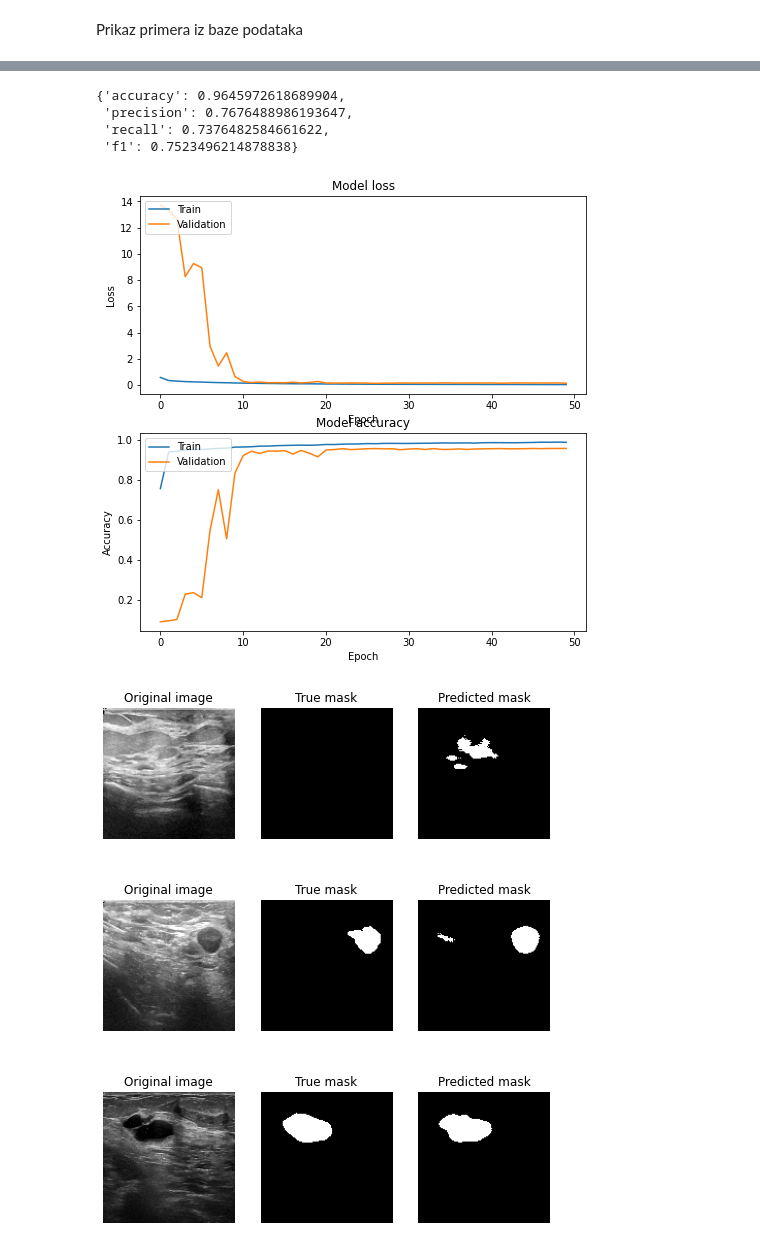
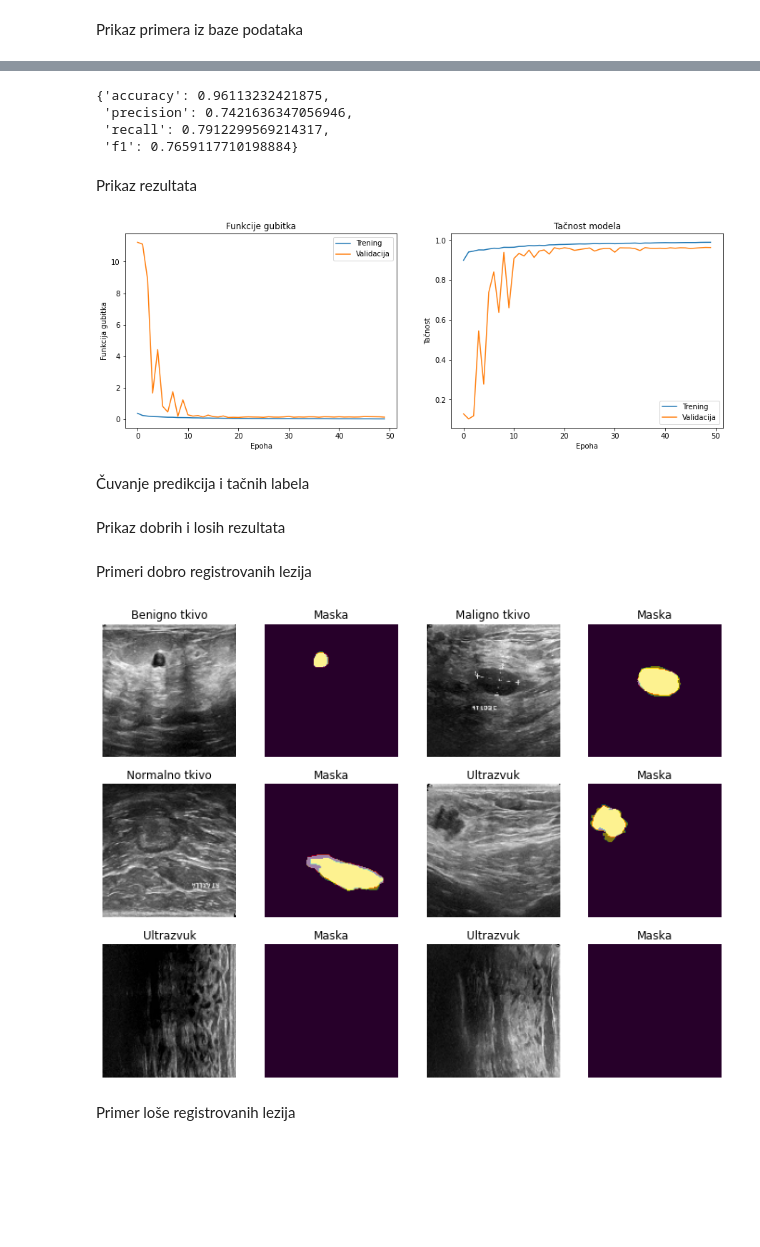
Before and after one commit to nedeljkovicmajaa/ABS-lesion-segmentation, a Jupyter notebook: main.ipynb, the cells around one changed output, grey strips where cells are left out. Saved outputs shown, nothing was run; the diff lists cells and outputs as text; code cells hidden in the pictures; blank space fills up the shorter version.

```diff
--- a/main.ipynb
+++ b/main.ipynb
@@ -176,9 +249,10 @@ test_metrics['accuracy'] = accuracy_score(Y_val.flatten(), Y_pred.flatten())
 test_metrics['precision'] = precision_score(Y_val.flatten(), Y_pred.flatten())
 test_metrics['recall'] = recall_score(Y_val.flatten(), Y_pred.flatten())
 test_metrics['f1'] = f1_score(Y_val.flatten(), Y_pred.flatten())
+np.save('test_metrics_augm.npy', test_metrics)
 test_metrics
 # %% [output]
-{'accuracy': 0.9645972618689904,
- 'precision': 0.7676488986193647,
- 'recall': 0.7376482584661622,
- 'f1': 0.7523496214878838}
+{'accuracy': 0.96113232421875,
+ 'precision': 0.7421636347056946,
+ 'recall': 0.7912299569214317,
+ 'f1': 0.7659117710198884}
@@ -188,22 +259,19 @@ np.save('test_metrics.npy', test_metrics)
+# %% [markdown]
+Prikaz rezultata
+# %%
+results = np.load('results_augm.npy', allow_pickle=True).item()
 # %%
-# prikaz kriva obucavanja - loss i accuracy (validacije i obucavanja)
-
-plt.figure(figsize=(8, 8))
-plt.subplot(2, 1, 1)
-plt.plot(results.history['loss'])
-plt.plot(results.history['val_loss'])
-plt.title('Model loss')
-plt.ylabel('Loss')
-plt.xlabel('Epoch')
-plt.legend(['Train', 'Validation'], loc='upper left')
-plt.subplot(2, 1, 2)
-plt.plot(results.history['accuracy'])
-plt.plot(results.history['val_accuracy'])
-plt.title('Model accuracy')
-plt.ylabel('Accuracy')
-plt.xlabel('Epoch')
-plt.legend(['Train', 'Validation'], loc='upper left')
+plt.figure(figsize=(15, 5))
+plt.subplot(1,2, 1), plt.plot(results['loss']), plt.plot(results['val_loss'])
+plt.title('Funkcije gubitka'), plt.ylabel('Funkcija gubitka'), plt.xlabel('Epoha')
+plt.legend(['Trening', 'Validacija'], loc='upper right')
+plt.subplot(1,2, 2)
+plt.plot(results['accuracy']), plt.plot(results['val_accuracy'])
+plt.title('Tačnost modela'), plt.ylabel('Tačnost'), plt.xlabel('Epoha')
+plt.legend(['Trening', 'Validacija'], loc='lower right')
 plt.show()
 # %% [output]
-[figure, old version]
+[figure, new version]
+# %% [markdown]
+Čuvanje predikcija i tačnih labela
 # %%
@@ -222,0 +289,2 @@ np.save('test_results.npy', database_new)
+# %% [markdown]
+Prikaz dobrih i losih rezultata
@@ -222,0 +296,2 @@ np.save('test_results.npy', database_new)
+# %% [markdown]
+Primeri dobro registrovanih lezija
@@ -223,16 +303,17 @@ np.save('test_results.npy', database_new)
 # %%
-# prkaz nekih rezultata segmentacije iz database_new ali preko originalne slike
-i1, i2, i3 = random.sample(range(0, len(database_new['img'])), 3)
-plt.figure(figsize=(8, 10))
-plt.subplot(3, 3, 1), plt.imshow(database_new['img'][i1]), plt.title('Original image'), plt.axis('off')
-plt.subplot(3, 3, 2), plt.imshow(database_new['mask'][i1], 'gray'), plt.title('True mask'), plt.axis('off')
-plt.subplot(3, 3, 3), plt.imshow(database_new['pred'][i1], 'gray'), plt.title('Predicted mask'), plt.axis('off')
-plt.subplot(3, 3, 4), plt.imshow(database_new['img'][i2]), plt.title('Original image'), plt.axis('off')
-plt.subplot(3, 3, 5), plt.imshow(database_new['mask'][i2], 'gray'), plt.title('True mask'), plt.axis('off')
-plt.subplot(3, 3, 6), plt.imshow(database_new['pred'][i2], 'gray'), plt.title('Predicted mask'), plt.axis('off')
-plt.subplot(3, 3, 7), plt.imshow(database_new['img'][i3]), plt.title('Original image'), plt.axis('off')
-plt.subplot(3, 3, 8), plt.imshow(database_new['mask'][i3], 'gray'), plt.title('True mask'), plt.axis('off')
-plt.subplot(3, 3, 9), plt.imshow(database_new['pred'][i3], 'gray'), plt.title('Predicted mask'), plt.axis('off')
+plt.figure(figsize=(12,9))
+plt.subplot(3,4,1), plt.imshow(X_val[i1]), plt.title('Benigno tkivo'), plt.axis('off')
+plt.subplot(3,4,2), plt.imshow(Y_val[i1].reshape(128, 128)), plt.imshow(Y_pred[i1].reshape(128, 128), cmap='hot', alpha=0.5), plt.title('Maska'), plt.axis('off')
+plt.subplot(3,4,3), plt.imshow(X_val[i2]), plt.title('Maligno tkivo'), plt.axis('off')
+plt.subplot(3,4,4), plt.imshow(Y_val[i2].reshape(128, 128)), plt.imshow(Y_pred[i2].reshape(128, 128), cmap='hot', alpha=0.5), plt.title('Maska'), plt.axis('off')
+plt.subplot(3,4,5), plt.imshow(X_val[i3]), plt.title('Normalno tkivo'), plt.axis('off')
+plt.subplot(3,4,6), plt.imshow(Y_val[i3].reshape(128, 128)), plt.imshow(Y_pred[i3].reshape(128, 128), cmap='hot', alpha=0.5), plt.title('Maska'), plt.axis('off')
+plt.subplot(3,4,7), plt.imshow(X_val[i4]), plt.title('Ultrazvuk'), plt.axis('off')
+plt.subplot(3,4,8), plt.imshow(Y_val[i4].reshape(128, 128)), plt.imshow(Y_pred[i4].reshape(128, 128), cmap='hot', alpha=0.5), plt.title('Maska'), plt.axis('off')
+plt.subplot(3,4,9), plt.imshow(X_val[i5]), plt.title('Ultrazvuk'), plt.axis('off')
+plt.subplot(3,4,10), plt.imshow(Y_val[i5].reshape(128, 128)), plt.imshow(Y_pred[i5].reshape(128, 128), cmap='hot', alpha=0.5), plt.title('Maska'), plt.axis('off')
+plt.subplot(3,4,11), plt.imshow(X_val[i6]), plt.title('Ultrazvuk'), plt.axis('off')
+plt.subplot(3,4,12), plt.imshow(Y_val[i6].reshape(128, 128)), plt.imshow(Y_pred[i6].reshape(128, 128), cmap='hot', alpha=0.5), plt.title('Maska'), plt.axis('off')
 plt.show()
 # %% [output]
-[figure, old version]
+[figure, new version]
@@ -248,0 +320,2 @@ np.save('test_data.npy', ts_data)
+# %% [markdown]
+Primer loše registrovanih lezija
```
Also changed, not shown: parts of 29 cells of this notebook, 12 other files.
